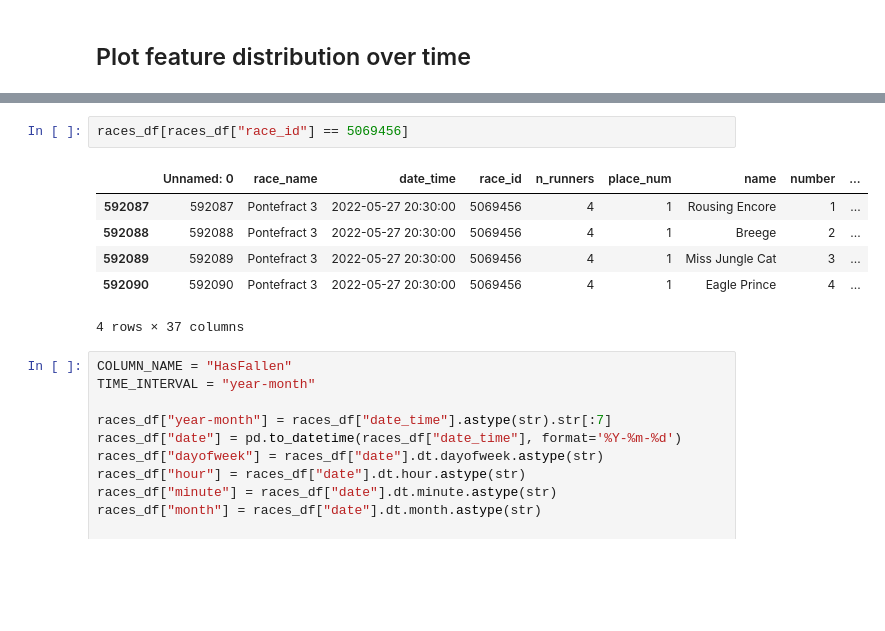
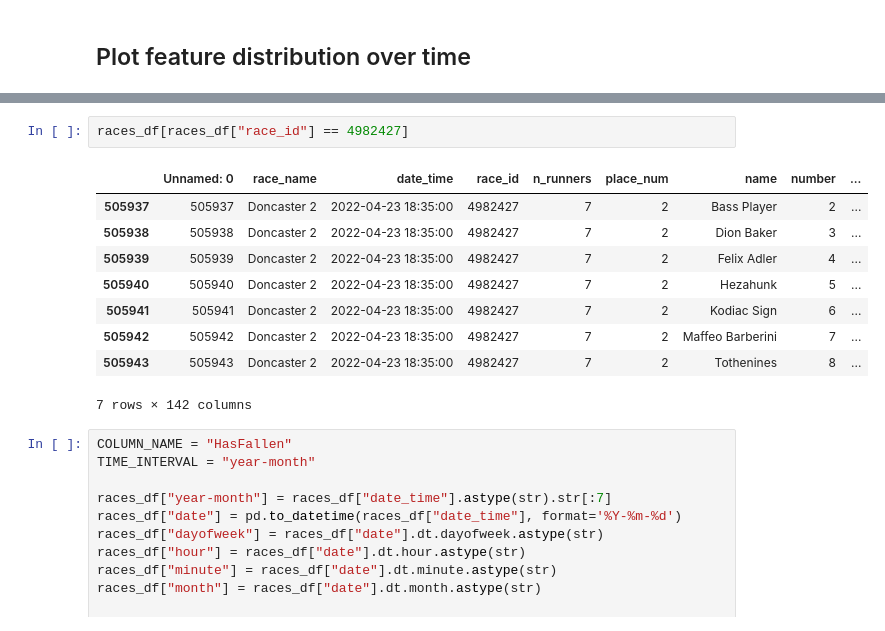
Before and after one commit to Dateb/WageringSystem, a Jupyter notebook: notebooks/EDA.ipynb, the cells around one changed output, grey strips where cells are left out. Saved outputs shown, nothing was run; the diff lists cells and outputs as text; blank space fills up the shorter version.

```diff
--- a/notebooks/EDA.ipynb
+++ b/notebooks/EDA.ipynb
@@ -24,12 +24,15 @@ races_df[["race_id", "relevance"]]
 # %%
-races_df[races_df["race_id"] == 5069456]
+races_df[races_df["race_id"] == 4982427]
 # %% [output]
 |  | Unnamed: 0 | race_name | date_time | race_id | n_runners | place_num | name | number | ... |
-| 592087 | 592087 | Pontefract 3 | 2022-05-27 20:30:00 | 5069456 | 4 | 1 | Rousing Encore | 1 | ... |
-| 592088 | 592088 | Pontefract 3 | 2022-05-27 20:30:00 | 5069456 | 4 | 1 | Breege | 2 | ... |
-| 592089 | 592089 | Pontefract 3 | 2022-05-27 20:30:00 | 5069456 | 4 | 1 | Miss Jungle Cat | 3 | ... |
-| 592090 | 592090 | Pontefract 3 | 2022-05-27 20:30:00 | 5069456 | 4 | 1 | Eagle Prince | 4 | ... |
+| 505937 | 505937 | Doncaster 2 | 2022-04-23 18:35:00 | 4982427 | 7 | 2 | Bass Player | 2 | ... |
+| 505938 | 505938 | Doncaster 2 | 2022-04-23 18:35:00 | 4982427 | 7 | 2 | Dion Baker | 3 | ... |
+| 505939 | 505939 | Doncaster 2 | 2022-04-23 18:35:00 | 4982427 | 7 | 2 | Felix Adler | 4 | ... |
+| 505940 | 505940 | Doncaster 2 | 2022-04-23 18:35:00 | 4982427 | 7 | 2 | Hezahunk | 5 | ... |
+| 505941 | 505941 | Doncaster 2 | 2022-04-23 18:35:00 | 4982427 | 7 | 2 | Kodiac Sign | 6 | ... |
+| 505942 | 505942 | Doncaster 2 | 2022-04-23 18:35:00 | 4982427 | 7 | 2 | Maffeo Barberini | 7 | ... |
+| 505943 | 505943 | Doncaster 2 | 2022-04-23 18:35:00 | 4982427 | 7 | 2 | Tothenines | 8 | ... |
-4 rows × 37 columns
+7 rows × 142 columns
 # %%
 COLUMN_NAME = "HasFallen"
 TIME_INTERVAL = "year-month"
```
Also changed, not shown: parts of 1 cell of this notebook, 2 other files.
